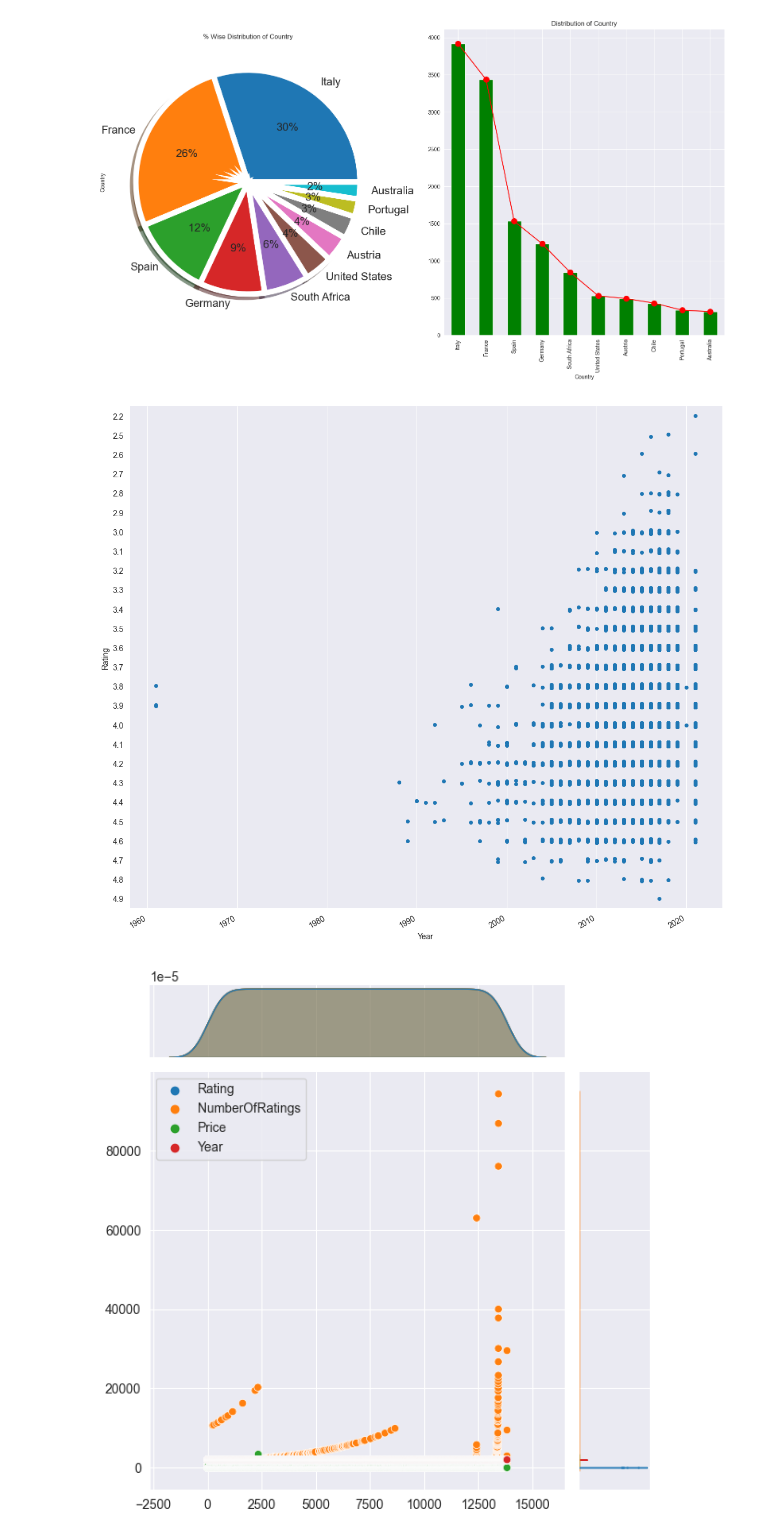
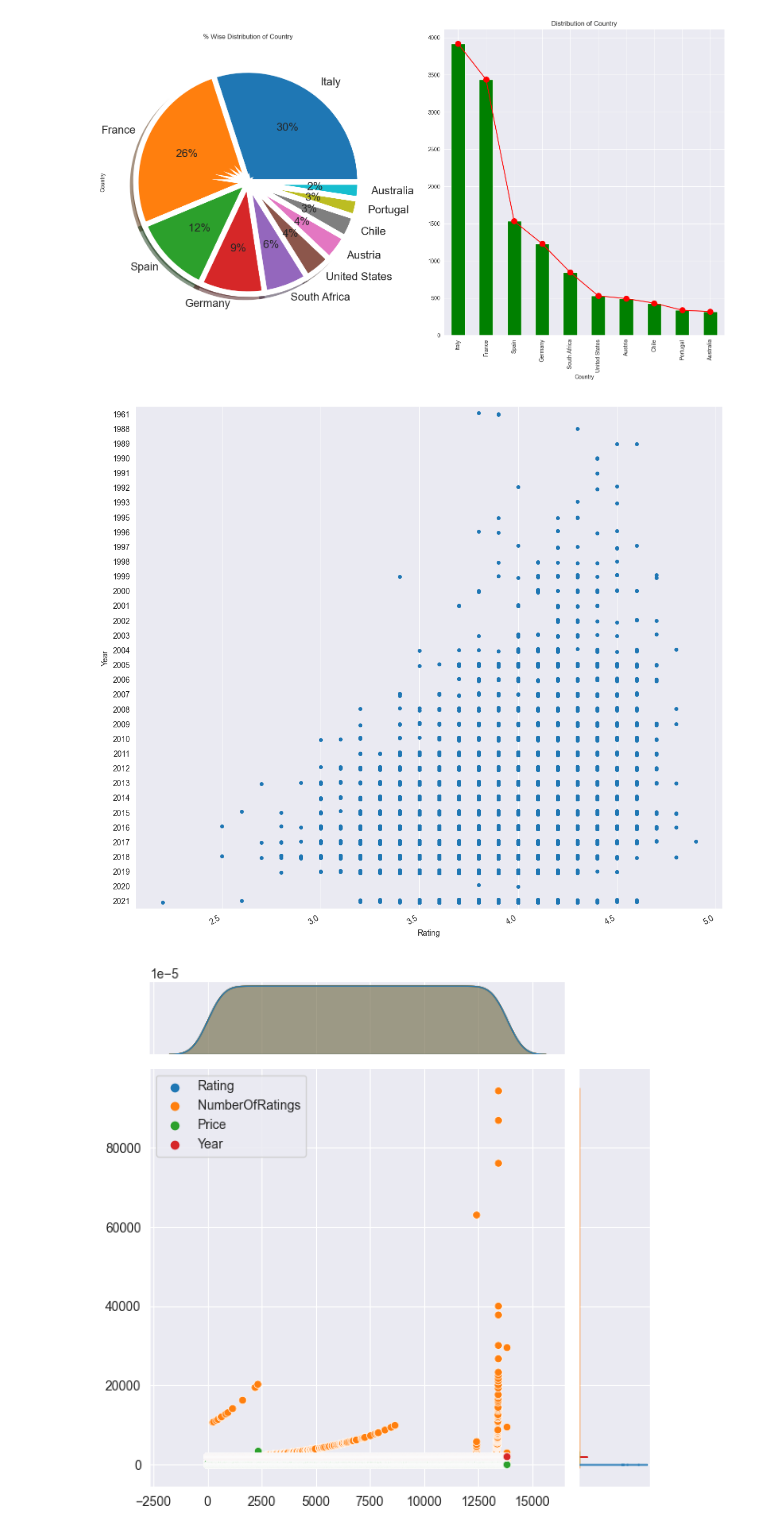
Before and after one commit to abd1bayev/My-Vivino, a Jupyter notebook: my_vivino.ipynb, the cells around one changed output. Drawn from its saved outputs; the diff is of its cells as text; code cells hidden in the pictures.

```diff
--- a/my_vivino.ipynb
+++ b/my_vivino.ipynb
@@ -128,13 +128,13 @@ pie(vino_df)
 [figure]
 # %%
 def Year(dataset):
-    ax = sns.catplot(x='Year', y='Rating', data=vino_df,orient="h",height=11.30)
+    ax = sns.catplot(x='Rating', y='Year', data=vino_df,orient="h",height=11.30)
     ax.fig.autofmt_xdate()
     plt.show()
 
 Year(vino_df)
 # %% [output]
-[figure, old version]
+[figure, new version]
 # %%
 sns.jointplot(data=vino_df)
 plt.show()
```
Also changed, not shown: parts of 1 cell of this notebook, 7 other files.
